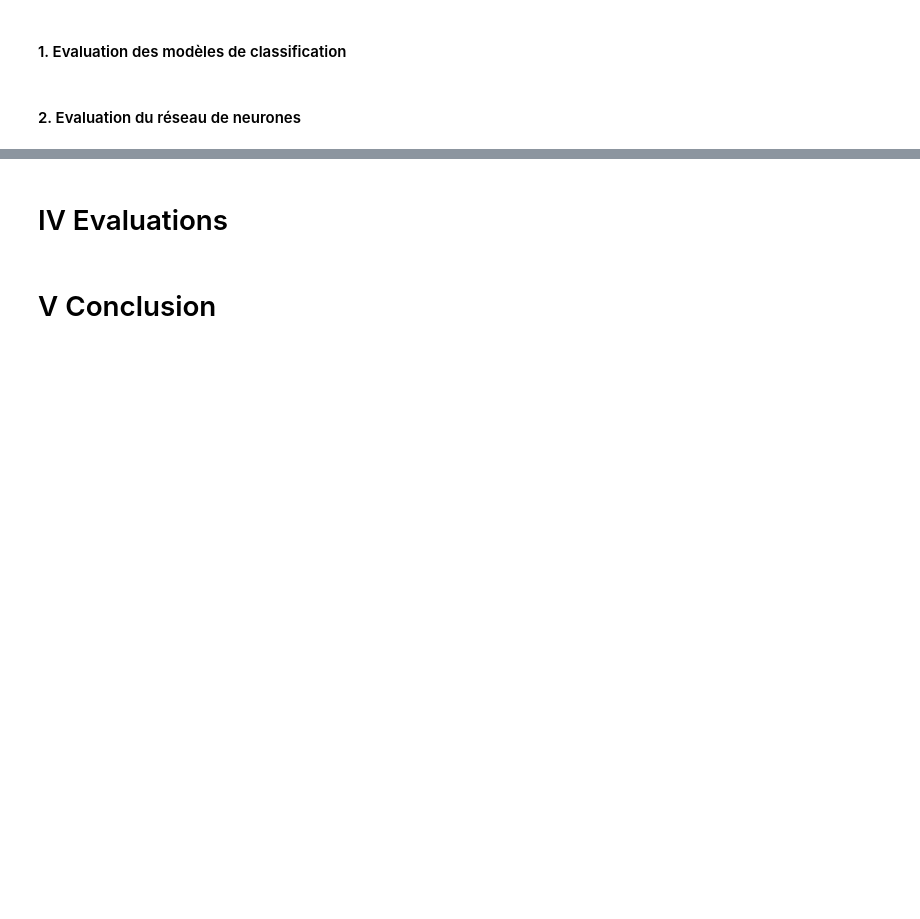
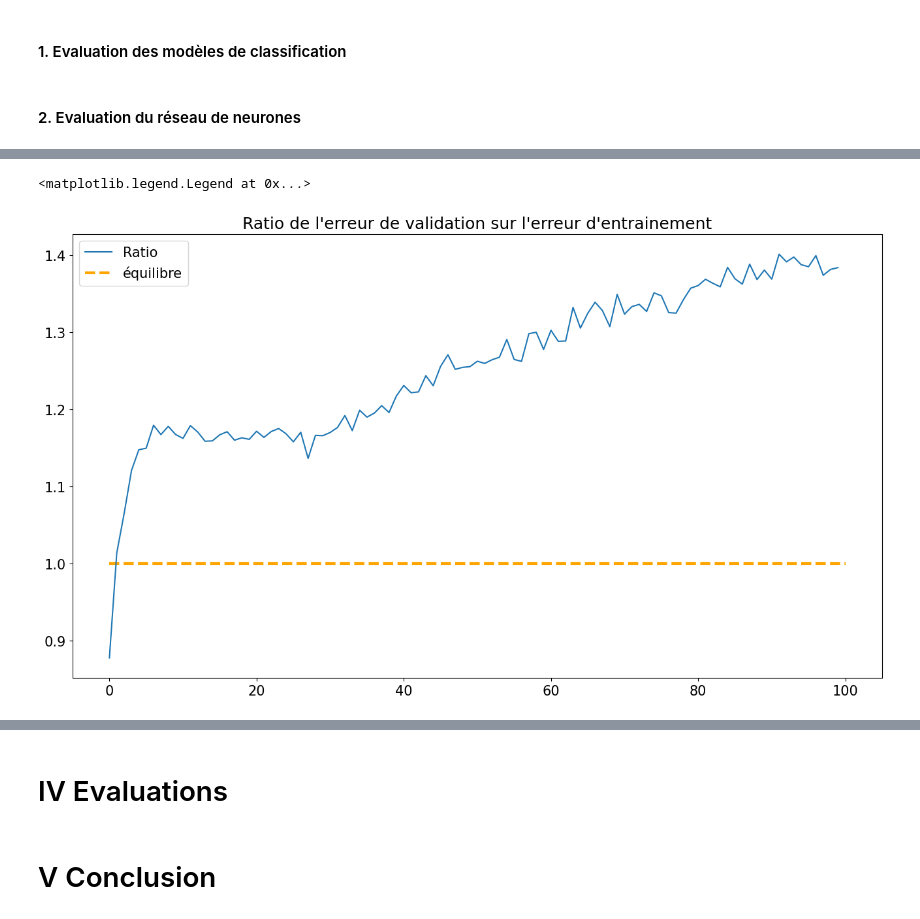
Before and after one commit to DylanBaptiste/INFO0901, a Jupyter notebook: main.ipynb, the cells around one changed output, grey strips where cells are left out. Cells and saved outputs as stored; diff of their text form; code cells hidden in the pictures; blank space fills up the shorter version.

```diff
--- a/main.ipynb
+++ b/main.ipynb
@@ -317,0 +325,7 @@ print(tabulate(results.sort_values("mean test_f1_weighted", ascending=False), he
+# %%
+from sklearn.utils import class_weight
+
+class_weights = class_weight.compute_class_weight('balanced', np.unique(Y), Y.reshape(-1))
+print(class_weights)
+class_weights = {k: v for k, v in zip(np.arange(7), class_weights)}
+class_weights
@@ -318,16 +342,18 @@ print(tabulate(results.sort_values("mean test_f1_weighted", ascending=False), he
 # %%
-epochs = 10
-lr = 1e-2
-batch_size = 32
+from sklearn.model_selection import StratifiedKFold
+from tensorflow.keras.metrics import *
+epochs = 100
+lr = 1e-3
+batch_size = 500
 
 # On ne peut pas aller au dessus de 4 splits, car il existe une classe dans y dont la population est de 4 individus
-cv = StratifiedKFold(n_splits=4, shuffle=True, random_state=1)
+cv = StratifiedKFold(n_splits=5, shuffle=True, random_state=1)
 
 hclass = []
 for fi, (train_i, val_i) in enumerate(cv.split(X, Y)):
 	x_train, y_train = X[train_i], Y[train_i]
 	x_val, y_val = X[val_i], Y[val_i]
 
-	classModel = classification_model(DROP_RATE = 0.2, RELU_ALPHA = 0.2, N_NEURONES = 32, N_LAYERS = 3)
+	classModel = classification_model(DROP_RATE = 0.1, RELU_ALPHA = 0.2, N_NEURONES = 64, N_LAYERS = 3)
 	classModel.compile(loss="sparse_categorical_crossentropy", metrics=["accuracy"], optimizer=Adam(lr))
-	hclass.append(classModel.fit(x_train, y_train, validation_data=[x_val, y_val], batch_size=batch_size, epochs=epochs))
+	hclass.append(classModel.fit(x_train, y_train, validation_data=[x_val, y_val], batch_size=batch_size, epochs=epochs, class_weight=class_weights))
@@ -345,0 +414,13 @@ plt.show()
+# %%
+def get_metrics(hist, name="loss"):
+	return np.array([h.history[name] for h in hist])
+loss = get_metrics(hclass, "loss")
+val_loss = get_metrics(hclass, "val_loss")
+
+plt.title("Ratio de l'erreur de validation sur l'erreur d'entrainement")
+plt.hlines(y=1, xmin=0, xmax=epochs, linestyles='--', label="équilibre", color="orange", lw=3)
+plt.plot(np.mean(val_loss, axis=0) / np.mean(loss, axis=0), label="Ratio")
+plt.legend()
+# %% [output]
+<matplotlib.legend.Legend at 0x...>
+[figure, added]
```
Also changed, not shown: parts of 9 cells of this notebook, 10 other files.
